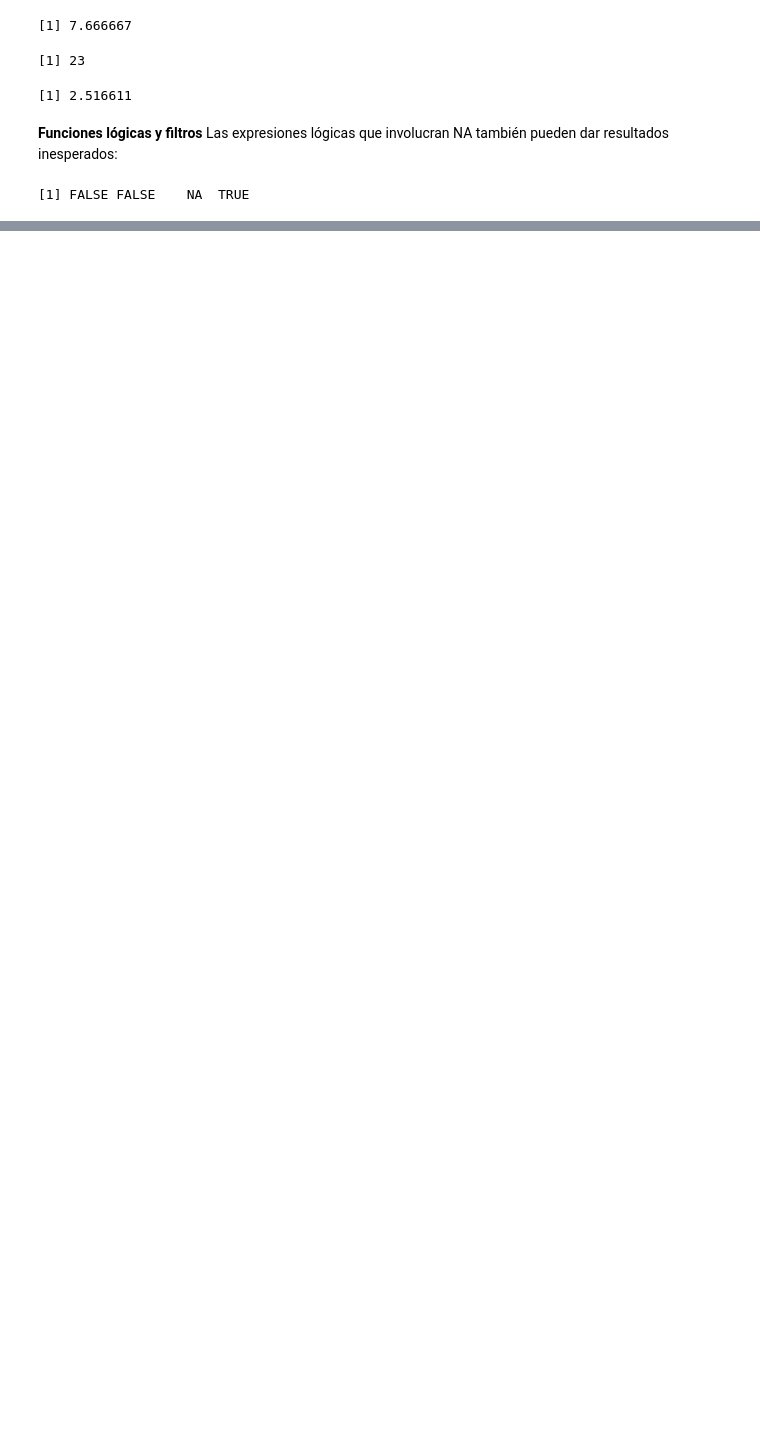
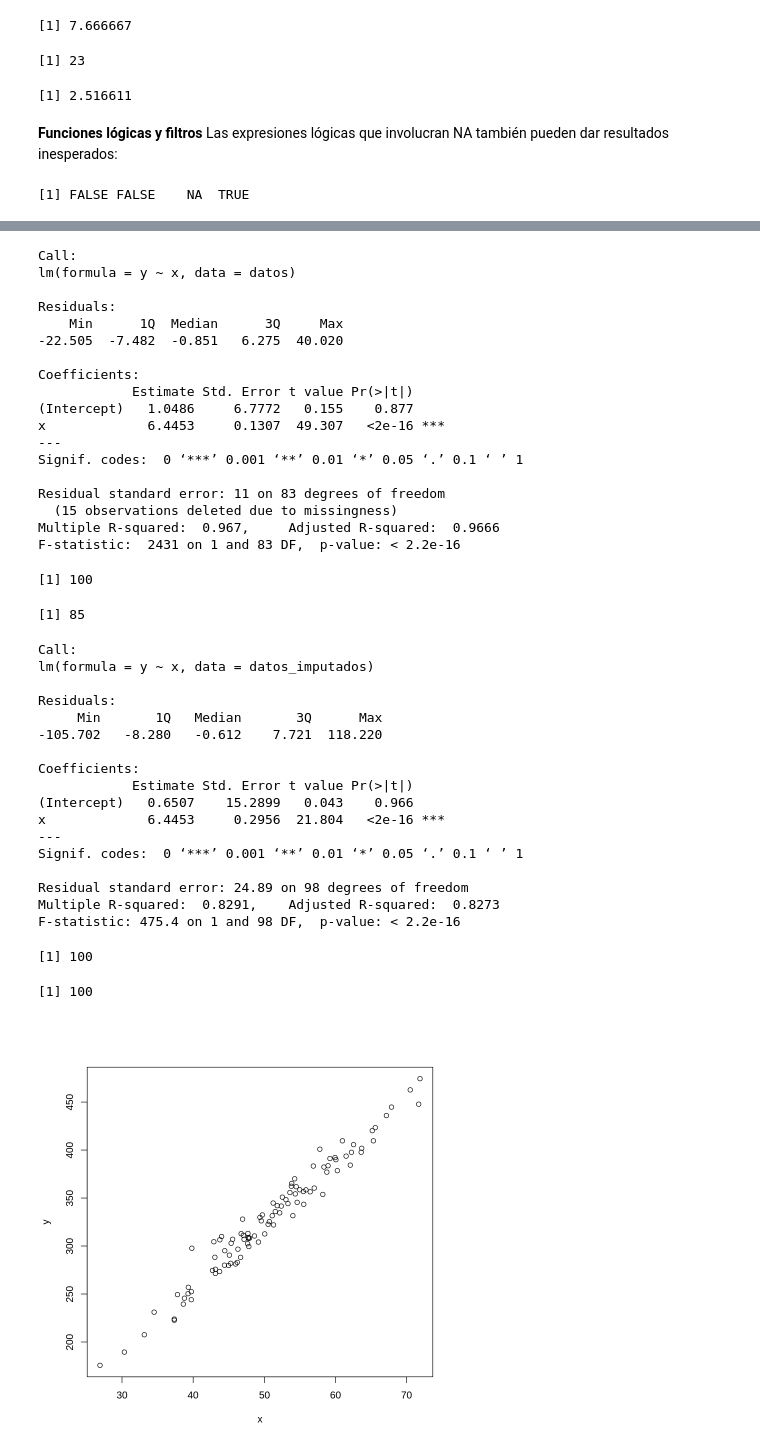
Before and after one commit to ednavivianasegura/ERAP_Curso_R, a Jupyter notebook: ERAP_R_Course_ModuloII.ipynb, the cells around one changed output, grey strips where cells are left out. Saved outputs shown, nothing was run; the diff lists cells and outputs as text; code cells hidden in the pictures; blank space fills up the shorter version.

```diff
--- a/ERAP_R_Course_ModuloII.ipynb
+++ b/ERAP_R_Course_ModuloII.ipynb
@@ -57,0 +111,40 @@ x > 2
+# %%
+set.seed(123)  # Para reproducibilidad
+
+# Generar 100 observaciones
+n <- 100
+x <- rnorm(n, mean = 50, sd = 10)          # Variable predictora
+y <- 6.5 * x + rnorm(n, mean = 0, sd = 12) # Variable respuesta con ruido
+
+plot(x,y)
+
+datos <- data.frame(x = x, y = y)
+head(datos)
+
+# Introducir NA aleatoriamente en 15 valores de x
+na_indices <- sample(1:n, size = 15)
+datos$x[na_indices] <- NA
+
+summary(datos)
+colSums(is.na(datos))
+
+#Intentamos ajustar el modelo
+modelo_con_na <- lm(y ~ x, data = datos)
+summary(modelo_con_na)
+
+#R ajusta el modelo usando solo las filas donde y no es NA (complete-case analysis).
+
+#Comprobémoslo:
+nrow(datos)                # 100 observaciones originales
+nrow(modelo_con_na$model)  # Solo 85 filas usadas (15 con NA en x)
+
+#Miremos que pasa con el modelo al imputar, por ejemplo con la media
+datos_imputados <- datos
+datos_imputados$x[is.na(datos_imputados$x)] <- mean(datos$x, na.rm = TRUE)
+
+modelo_imputado <- lm(y ~ x, data = datos_imputados)
+summary(modelo_imputado)
+
+nrow(datos_imputados)                # 100 observaciones originales
+nrow(modelo_imputado$model)  # Solo 85 filas usadas (15 con NA en x)
+# %% [output]
@@ -57,0 +170,40 @@ x > 2
+Call:
+lm(formula = y ~ x, data = datos)
+
+Residuals:
+    Min      1Q  Median      3Q     Max
+-22.505  -7.482  -0.851   6.275  40.020
+
+Coefficients:
+            Estimate Std. Error t value Pr(>|t|)
+(Intercept)   1.0486     6.7772   0.155    0.877
+x             6.4453     0.1307  49.307   <2e-16 ***
+---
+Signif. codes:  0 ‘***’ 0.001 ‘**’ 0.01 ‘*’ 0.05 ‘.’ 0.1 ‘ ’ 1
+
+Residual standard error: 11 on 83 degrees of freedom
+  (15 observations deleted due to missingness)
+Multiple R-squared:  0.967,     Adjusted R-squared:  0.9666
+F-statistic:  2431 on 1 and 83 DF,  p-value: < 2.2e-16
+[1] 100
+[1] 85
+Call:
+lm(formula = y ~ x, data = datos_imputados)
+
+Residuals:
+     Min       1Q   Median       3Q      Max
+-105.702   -8.280   -0.612    7.721  118.220
+
+Coefficients:
+            Estimate Std. Error t value Pr(>|t|)
+(Intercept)   0.6507    15.2899   0.043    0.966
+x             6.4453     0.2956  21.804   <2e-16 ***
+---
+Signif. codes:  0 ‘***’ 0.001 ‘**’ 0.01 ‘*’ 0.05 ‘.’ 0.1 ‘ ’ 1
+
+Residual standard error: 24.89 on 98 degrees of freedom
+Multiple R-squared:  0.8291,    Adjusted R-squared:  0.8273
+F-statistic: 475.4 on 1 and 98 DF,  p-value: < 2.2e-16
+[1] 100
+[1] 100
+[figure, added]
```
Also changed, not shown: parts of 17 cells of this notebook.
